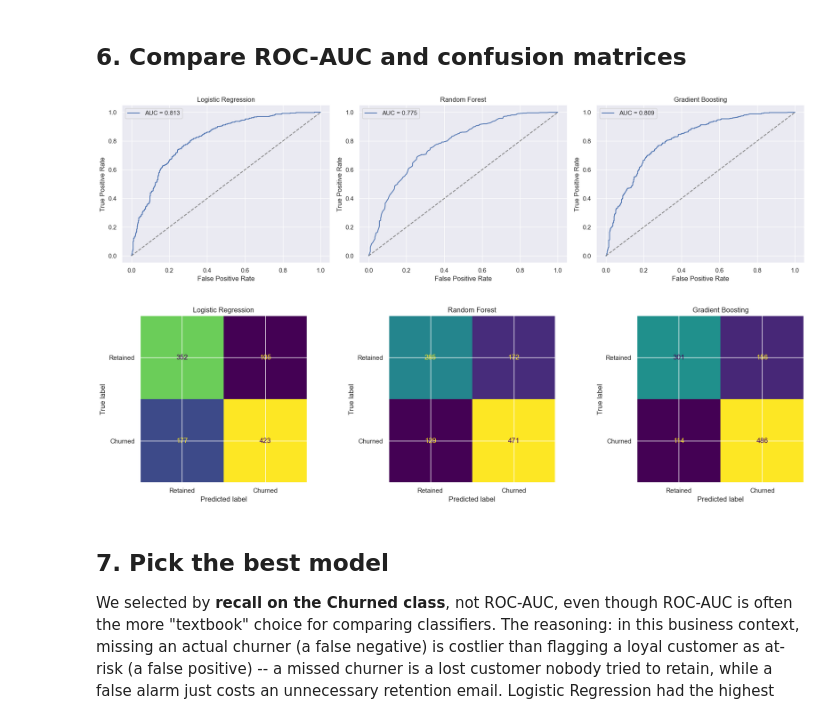
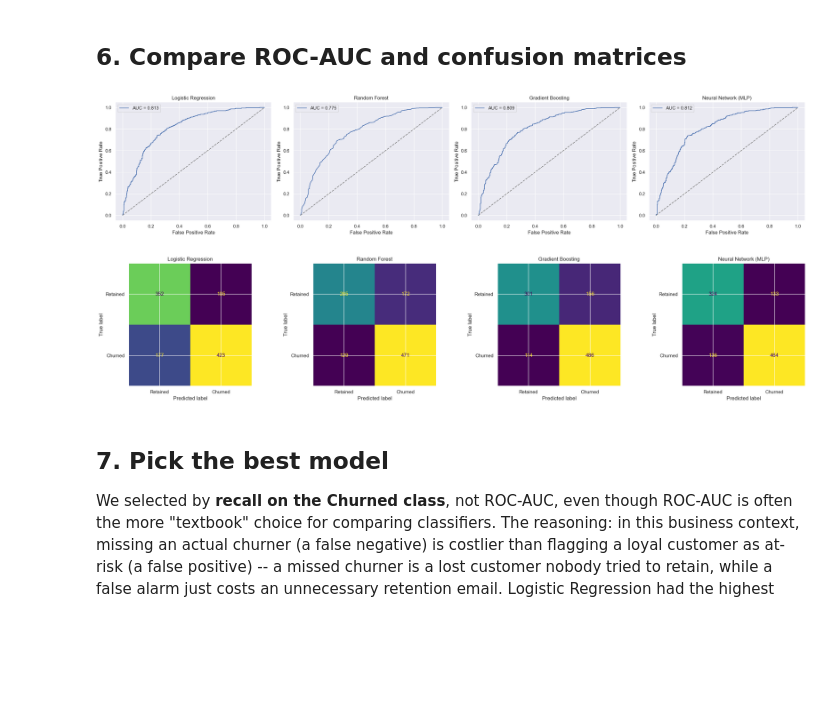
Before and after one commit to roshantuladhar00/retail-churn-capstone, a Jupyter notebook: notebook/02_churn_classification.ipynb, the cells around one changed output. Cells and saved outputs as stored; diff of their text form; code cells hidden in the pictures; blank space fills up the shorter version.

```diff
--- a/notebook/02_churn_classification.ipynb
+++ b/notebook/02_churn_classification.ipynb
@@ -122,12 +127,48 @@ models = {
     "Gradient Boosting": GradientBoostingClassifier(
         random_state=RANDOM_STATE
     ),
+    # ros_note: scikit-learn's MLPClassifier has no class_weight parameter
+    # (unlike the other three models here), so it can't be told to balance
+    # classes the same way. Instead we hand it a manually oversampled
+    # training set (built below) -- everything else about the loop stays
+    # the same.
+    "Neural Network (MLP)": MLPClassifier(
+        hidden_layer_sizes=(32, 16), max_iter=500, random_state=RANDOM_STATE,
+        early_stopping=True
+    ),
 }
+
+# Manual oversampling for the MLP only. We duplicated rows from the minority
+# class (Retained, since churned customers are actually the majority at
+# ~57%) up to the same count as the majority class, so the MLP sees a
+# balanced 50/50 training set. The other three models don't need this --
+# they handle imbalance internally via class_weight="balanced".
+train_df = pd.DataFrame(X_train_scaled, columns=X_train.columns)
+train_df["churned"] = y_train.values
+
+majority = train_df[train_df["churned"] == train_df["churned"].mode()[0]]
+minority = train_df[train_df["churned"] != train_df["churned"].mode()[0]]
+minority_upsampled = resample(
+    minority, replace=True, n_samples=len(majority), random_state=RANDOM_STATE
+)
+train_balanced = pd.concat([majority, minority_upsampled]).sample(
+    frac=1, random_state=RANDOM_STATE
+)  # shuffled so the model doesn't see all-majority-then-all-minority in order
+
+X_train_mlp = train_balanced.drop(columns="churned").values
+y_train_mlp = train_balanced["churned"].values
+
+print(f"MLP training set rebalanced: {len(train_balanced)} rows, "
+      f"{y_train_mlp.mean():.1%} churned (vs {y_train.mean():.1%} in the original)")
 
 results = {}
 
 for name, model in models.items():
-    model.fit(X_train_scaled, y_train)
+    if name == "Neural Network (MLP)":
+        model.fit(X_train_mlp, y_train_mlp)
+    else:
+        model.fit(X_train_scaled, y_train)
+
     y_pred = model.predict(X_test_scaled)
     y_proba = model.predict_proba(X_test_scaled)[:, 1]
 
@@ -171,23 +212,27 @@ ROC-AUC: 0.809  |  Recall (Churned): 0.810
 # %% [markdown]
 ## 6. Compare ROC-AUC and confusion matrices
 # %%
-fig, axes = plt.subplots(1, 3, figsize=(18, 5))
+# ros_note: subplot count is tied to len(results) rather than hardcoded,
+# so this doesn't silently drop a model again if a 5th one gets added later.
+n_models = len(results)
+fig, axes = plt.subplots(1, n_models, figsize=(6 * n_models, 5))
 
 for ax, (name, res) in zip(axes, results.items()):
     fpr, tpr, _ = roc_curve(y_test, res["y_proba"])
     ax.plot(fpr, tpr, label=f"AUC = {res['roc_auc']:.3f}")
     ax.plot([0, 1], [0, 1], linestyle="--", color="gray")
     ax.set_title(name)
     ax.set_xlabel("False Positive Rate")
     ax.set_ylabel("True Positive Rate")
     ax.legend()
 
 plt.tight_layout()
 plt.show()
 # %% [output]
-[figure, old version]
+[figure, new version]
 # %%
-fig, axes = plt.subplots(1, 3, figsize=(18, 5))
+n_models = len(results)
+fig, axes = plt.subplots(1, n_models, figsize=(6 * n_models, 5))
 
 for ax, (name, res) in zip(axes, results.items()):
     cm = confusion_matrix(y_test, res["y_pred"])
@@ -198,7 +243,7 @@ for ax, (name, res) in zip(axes, results.items()):
 plt.tight_layout()
 plt.show()
 # %% [output]
-[figure, old version]
+[figure, new version]
 # %% [markdown]
 ## 7. Pick the best model
 
```
Also changed, not shown: parts of 10 cells of this notebook.
